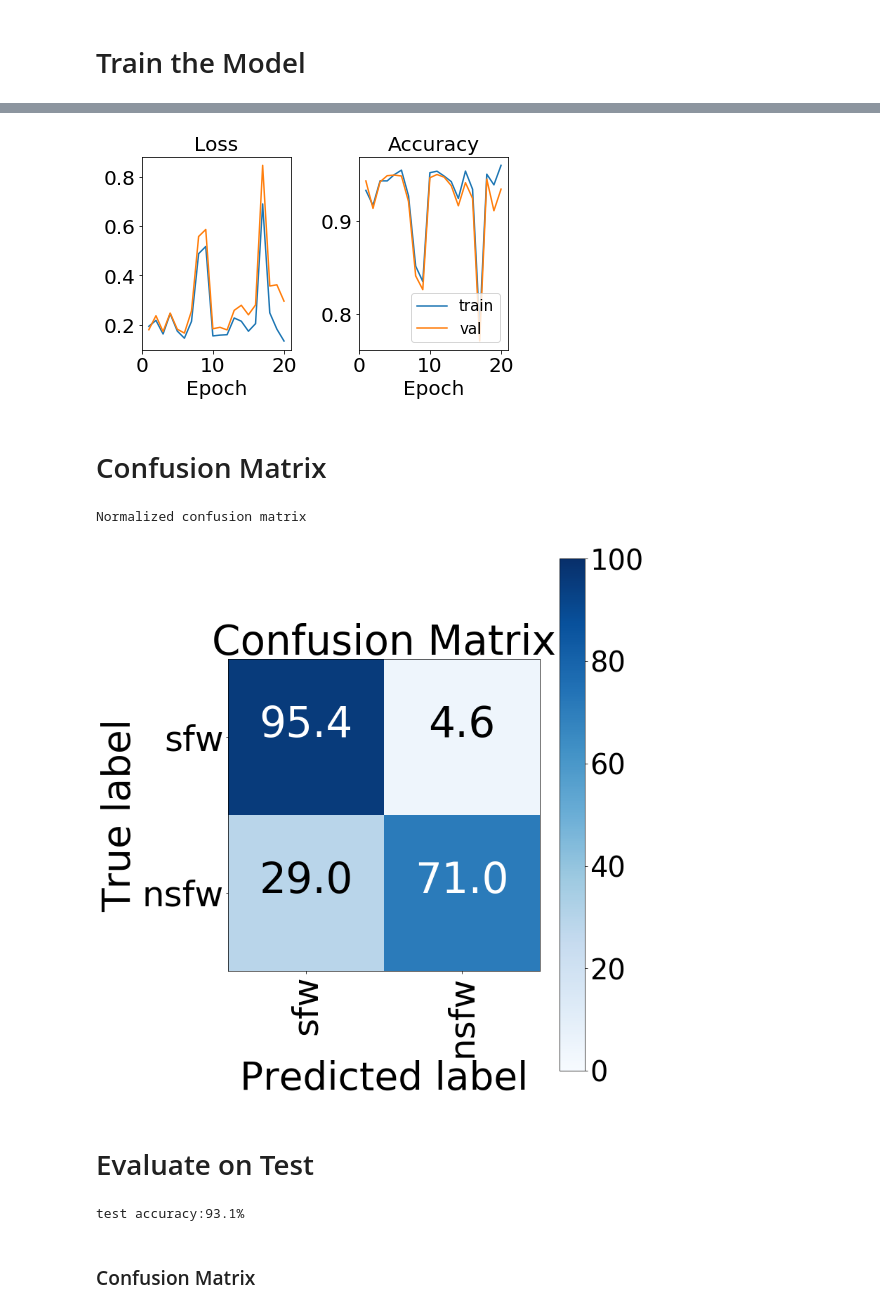
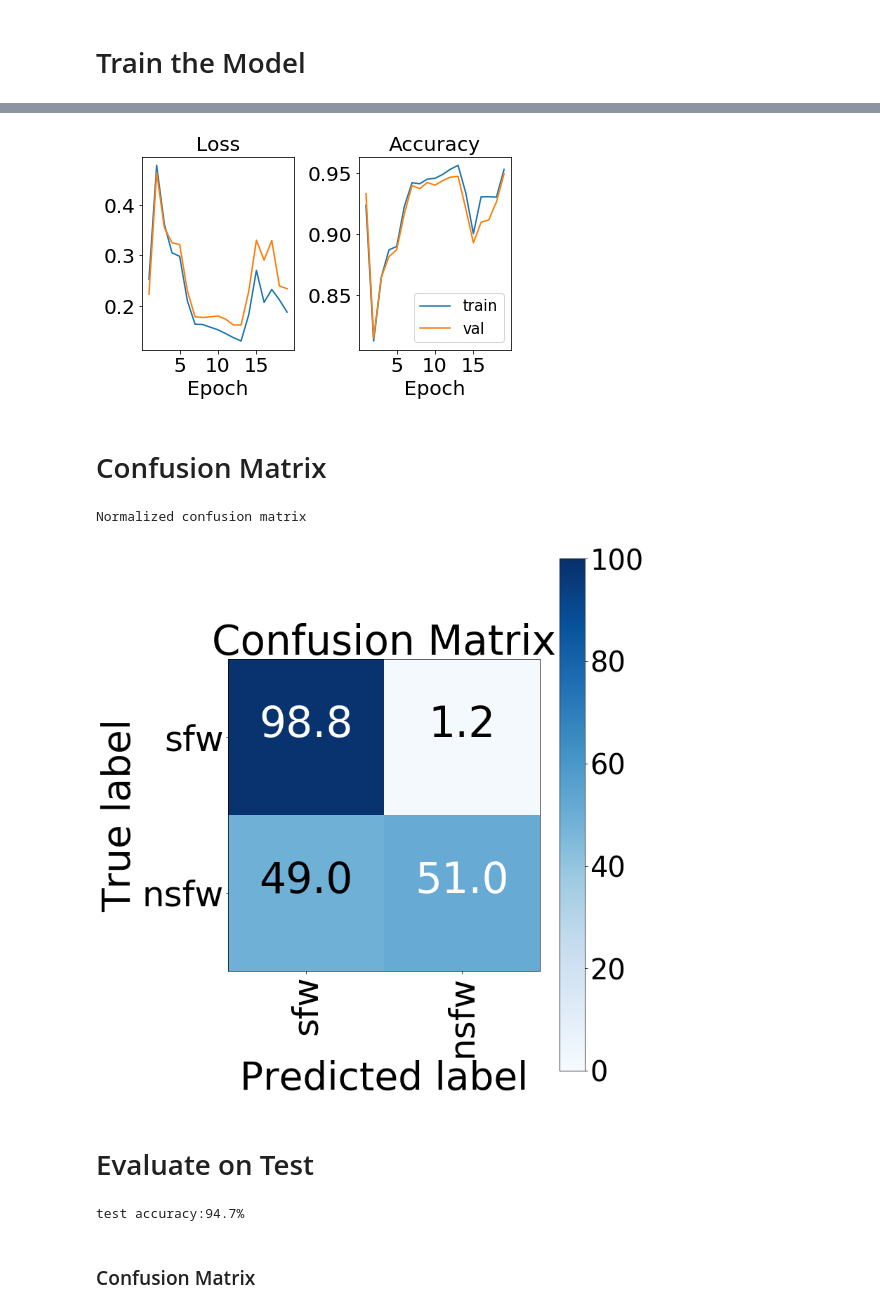
Before and after one commit to mohitrgiit/CS-231N-Final-Project, a Jupyter notebook: src/models/ResNet_nsfw_classification.ipynb, the cells around one changed output, grey strips where cells are left out. Cells and saved outputs as stored; diff of their text form; code cells hidden in the pictures.

```diff
--- a/src/models/ResNet_nsfw_classification.ipynb
+++ b/src/models/ResNet_nsfw_classification.ipynb
@@ -66,7 +64,7 @@ Nfilters = [64, 128, 256, 512]
 # Size of filters
 kernelSizes = [3, 3]
 
-model_config = ModelConfig(learning_rate=5e-4, eval_batch_size=100, output="nsfw")
+model_config = ModelConfig(learning_rate=0.00175, eval_batch_size=100, output="nsfw")
 
 model_config.RS_NdistinctConvLayers = NdistinctConvLayers
 model_config.RS_Nlayers = Nlayers
@@ -168,22 +163,0 @@ class ResNet(Model):
-# %%
-# Reset Graph
-tf.reset_default_graph()
-
-# Create model instance
-model_config = ModelConfig(learning_rate=5e-4, eval_batch_size=100, output="nsfw")
-train_config = TrainConfig(num_epochs=1,
-                            train_batch_size=64,
-                            print_every=100,
-                            lr_decay = 0.9,
-                            saver_address=r'../../parameters/', \
-                            save_file_name = 'ResNet_nsfw_classification')
-model = ResNet(model_config)
-
-# Load Saved Model
-session = tf.Session()
-saver = tf.train.Saver()
-saver.restore(session, train_config.saver_address + train_config.save_file_name)
-
-# Test Model Accuracy
-#loss_train, acc_train_sub, acc_train_nsfw = model.eval(data, session, split='train')
-#loss_val, acc_val_sub, acc_val_nsfw = model.eval(data, session, split = 'val')
@@ -198,10 +167,10 @@ Caused by op 'save/Assign_20', defined at:
 # Create model instance
 tf.reset_default_graph()
 
-train_config = TrainConfig(num_epochs=20,
+train_config = TrainConfig(num_epochs=19,
                     train_batch_size=64,
                     print_every=100,
-                    lr_decay = 0.9,
+                    lr_decay = 0.989,
                     saver_address=r'../../parameters/',
                     save_file_name = 'ResNet_nsfw_classification2')
 model = ResNet(model_config)
@@ -232,7 +201,7 @@ Epoch 20 evaluation finished in 13.466852 seconds
 model.plot_loss_acc(data, save_address = '../../plots/', save_name = 'nsfw_history', \
     title_font = 20, tick_font = 20, legend_font = 15, axis_font = 20)
 # %% [output]
-[figure, old version]
+[figure, new version]
 # %% [markdown]
 # Confusion Matrix
 # %%
@@ -243,20 +212,18 @@ y_val_pred = np.argmax(y_val_pred, axis = 1)
 # %%
 classes = ['sfw', 'nsfw']
 
 conf = confusion_matrix(data.y_val_2, y_val_pred)
-plot_confusion_matrix(conf, classes=classes, normalize = True, figure_size = 11, tick_font = 50, box_font = 60, \
-    axis_font = 55, title_font = 58, colorbar_font = 40,\
-    left_space = 0.25, right_space = 0.95, top_space = 0.97, bottom_space = 0.05, \
-    save_address = '../../plots/', save_name = 'nsfw_confusion_nsfw')
+plot_confusion_matrix(conf, classes=classes, normalize = True, task = "nsfw",\
+    save_address = '../../plots/', save_name = 'nsfw_confusion')
 # %% [output]
 Normalized confusion matrix
-[figure, old version]
+[figure, new version]
 # %% [markdown]
 # Evaluate on Test
 # %%
 cost, accuracy = model.eval(data, session, "test")
 # %% [output]
-test accuracy:93.1%
+test accuracy:94.7%
 # %% [markdown]
 ### Confusion Matrix
 # %%
```
Also changed, not shown: parts of 6 cells of this notebook.
